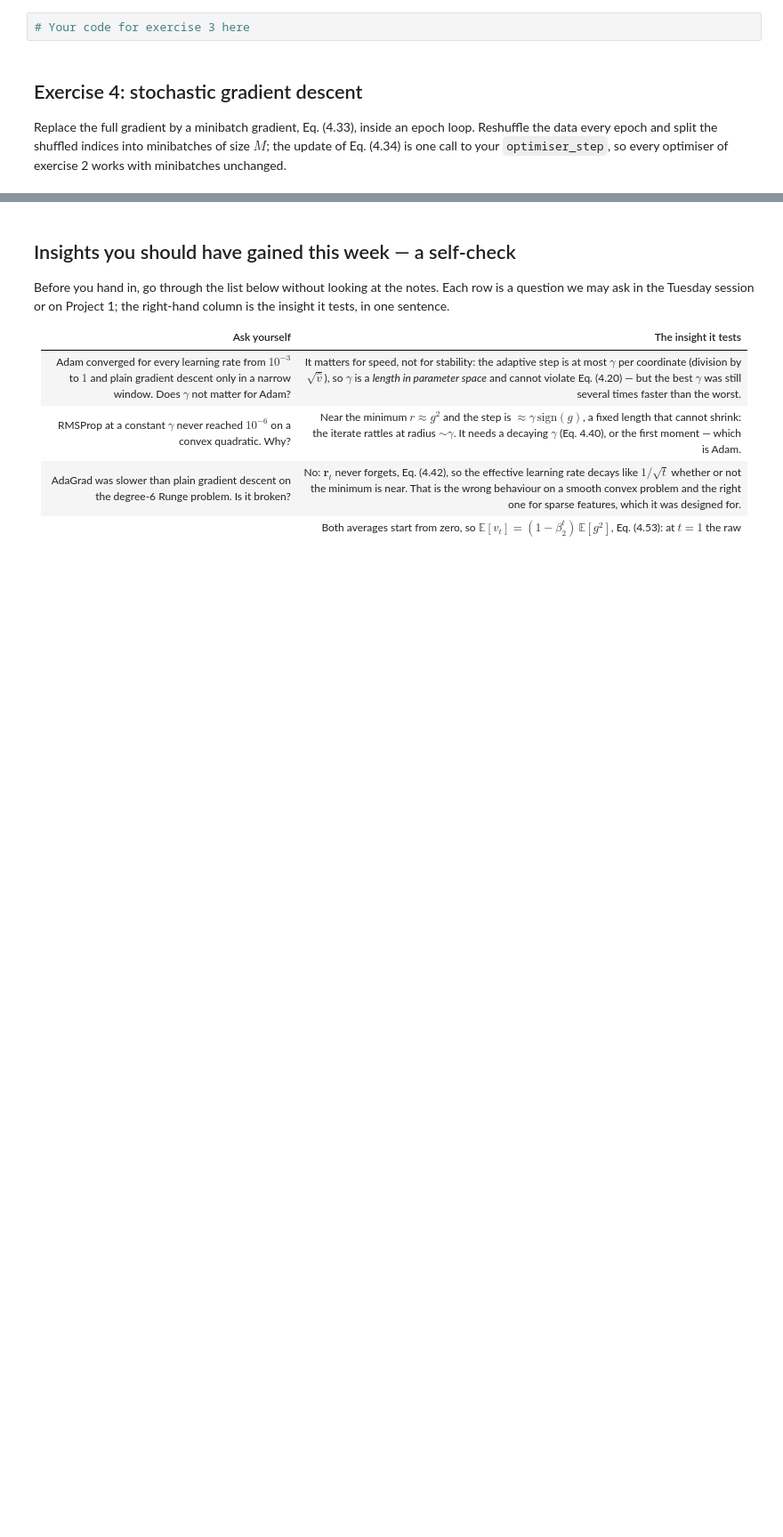
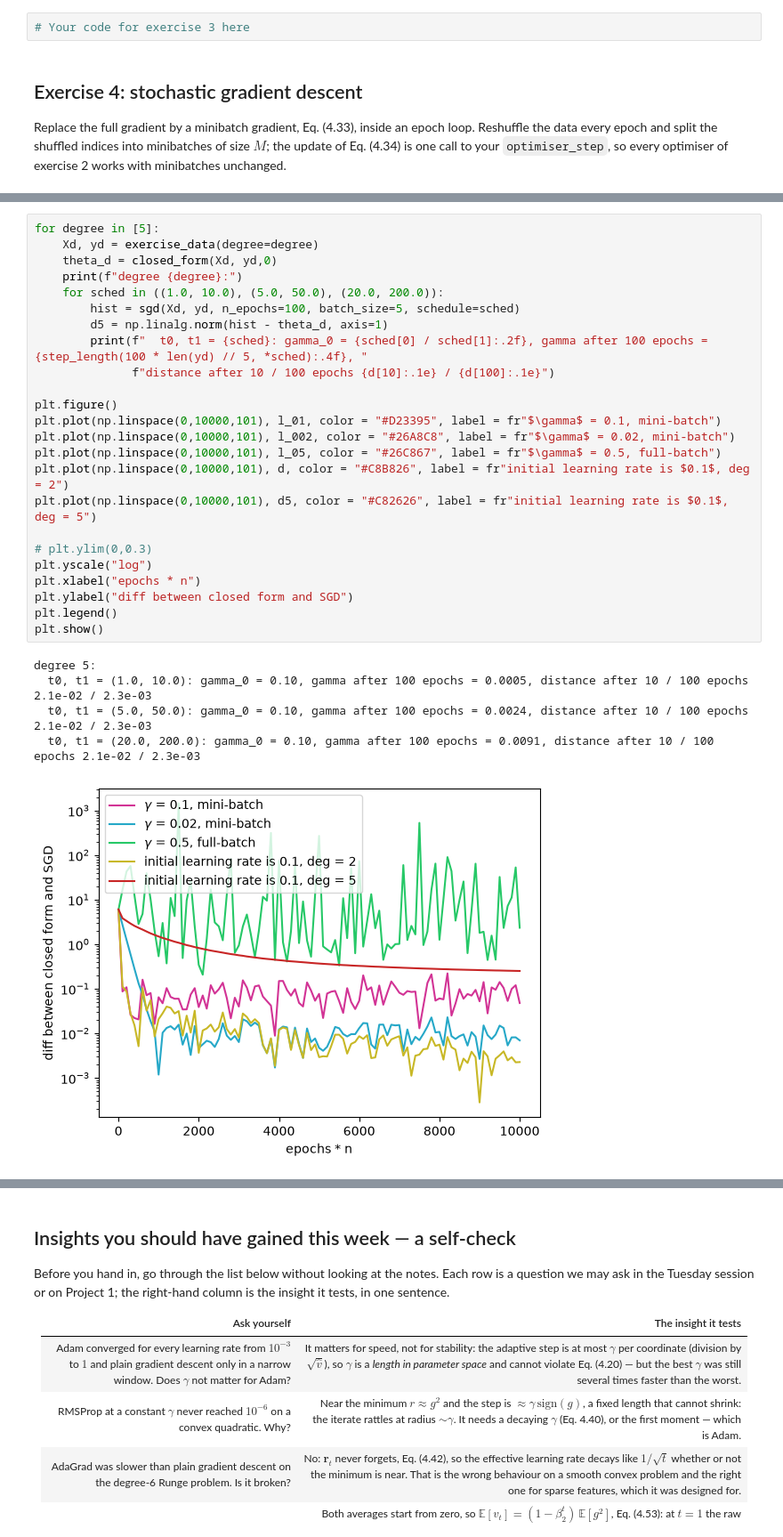
Before and after one commit to synnesjor/FYS-STK4155, a Jupyter notebook: exercisesweek38.ipynb, the cells around one changed output, grey strips where cells are left out. Shown at 89% size. Saved outputs shown, nothing was run; the diff lists cells and outputs as text; blank space fills up the shorter version.

```diff
--- a/exercisesweek38.ipynb
+++ b/exercisesweek38.ipynb
@@ -526,0 +727,30 @@ SyntaxError: invalid syntax (3370410644.py, line 8)
+# %%
+for degree in [5]:
+    Xd, yd = exercise_data(degree=degree)
+    theta_d = closed_form(Xd, yd,0)
+    print(f"degree {degree}:")
+    for sched in ((1.0, 10.0), (5.0, 50.0), (20.0, 200.0)):
+        hist = sgd(Xd, yd, n_epochs=100, batch_size=5, schedule=sched)
+        d5 = np.linalg.norm(hist - theta_d, axis=1)
+        print(f"  t0, t1 = {sched}: gamma_0 = {sched[0] / sched[1]:.2f}, gamma after 100 epochs = {step_length(100 * len(yd) // 5, *sched):.4f}, "
+              f"distance after 10 / 100 epochs {d[10]:.1e} / {d[100]:.1e}")
+
+plt.figure()
+plt.plot(np.linspace(0,10000,101), l_01, color = "#D23395", label = fr"$\gamma$ = 0.1, mini-batch")
+plt.plot(np.linspace(0,10000,101), l_002, color = "#26A8C8", label = fr"$\gamma$ = 0.02, mini-batch")
+plt.plot(np.linspace(0,10000,101), l_05, color = "#26C867", label = fr"$\gamma$ = 0.5, full-batch")
+plt.plot(np.linspace(0,10000,101), d, color = "#C8B826", label = fr"initial learning rate is $0.1$, deg = 2")
+plt.plot(np.linspace(0,10000,101), d5, color = "#C82626", label = fr"initial learning rate is $0.1$, deg = 5")
+
+# plt.ylim(0,0.3)
+plt.yscale("log")
+plt.xlabel("epochs * n")
+plt.ylabel("diff between closed form and SGD")
+plt.legend()
+plt.show()
+# %% [output]
+degree 5:
+  t0, t1 = (1.0, 10.0): gamma_0 = 0.10, gamma after 100 epochs = 0.0005, distance after 10 / 100 epochs 2.1e-02 / 2.3e-03
+  t0, t1 = (5.0, 50.0): gamma_0 = 0.10, gamma after 100 epochs = 0.0024, distance after 10 / 100 epochs 2.1e-02 / 2.3e-03
+  t0, t1 = (20.0, 200.0): gamma_0 = 0.10, gamma after 100 epochs = 0.0091, distance after 10 / 100 epochs 2.1e-02 / 2.3e-03
+[figure, added]
```
Also changed, not shown: parts of 34 cells of this notebook.
